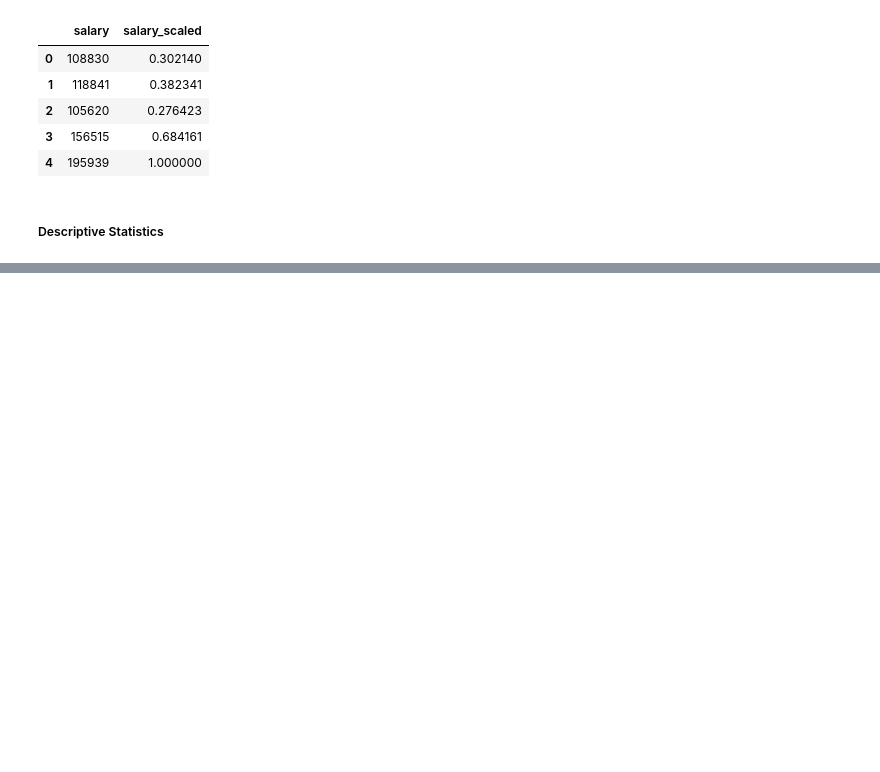
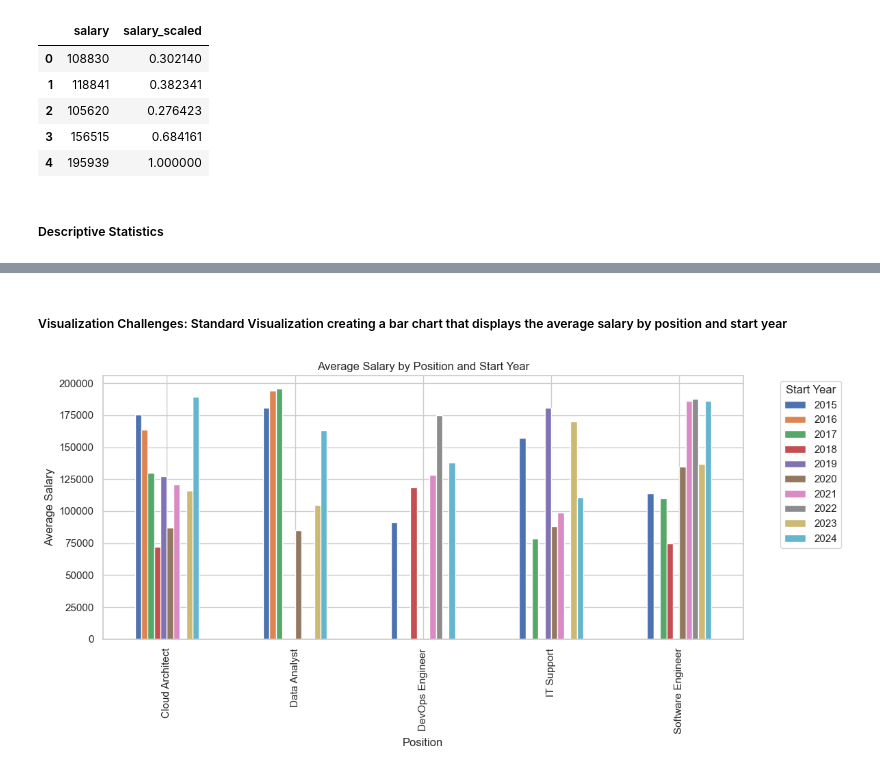
Before and after one commit to Reddy3001/Lab3-9013742, a Jupyter notebook: Reddy_9013742.ipynb, the cells around one changed output, grey strips where cells are left out. Drawn from its saved outputs; the diff is of its cells as text; code cells hidden in the pictures; blank space fills up the shorter version.

Commit message:
Done with standard visualization

```diff
--- a/Reddy_9013742.ipynb
+++ b/Reddy_9013742.ipynb
@@ -165,0 +174,21 @@ df_employees.describe()
+# %% [markdown]
+##### Visualization Challenges: Standard Visualization creating a bar chart that displays the average salary by position and start year
+# %%
+import seaborn as sns
+import matplotlib.pyplot as plt
+sns.set(style="whitegrid")
+
+
+grouped = df_employees.groupby(['position', 'start_year'])['salary'].mean().unstack()
+
+
+grouped.plot(kind='bar', figsize=(12, 6))
+
+plt.title("Average Salary by Position and Start Year")
+plt.xlabel("Position")
+plt.ylabel("Average Salary")
+plt.legend(title="Start Year", bbox_to_anchor=(1.05, 1), loc='upper left')
+plt.tight_layout()
+plt.show()
+# %% [output]
+[figure, added]
```
Also changed, not shown: parts of 3 cells of this notebook.
